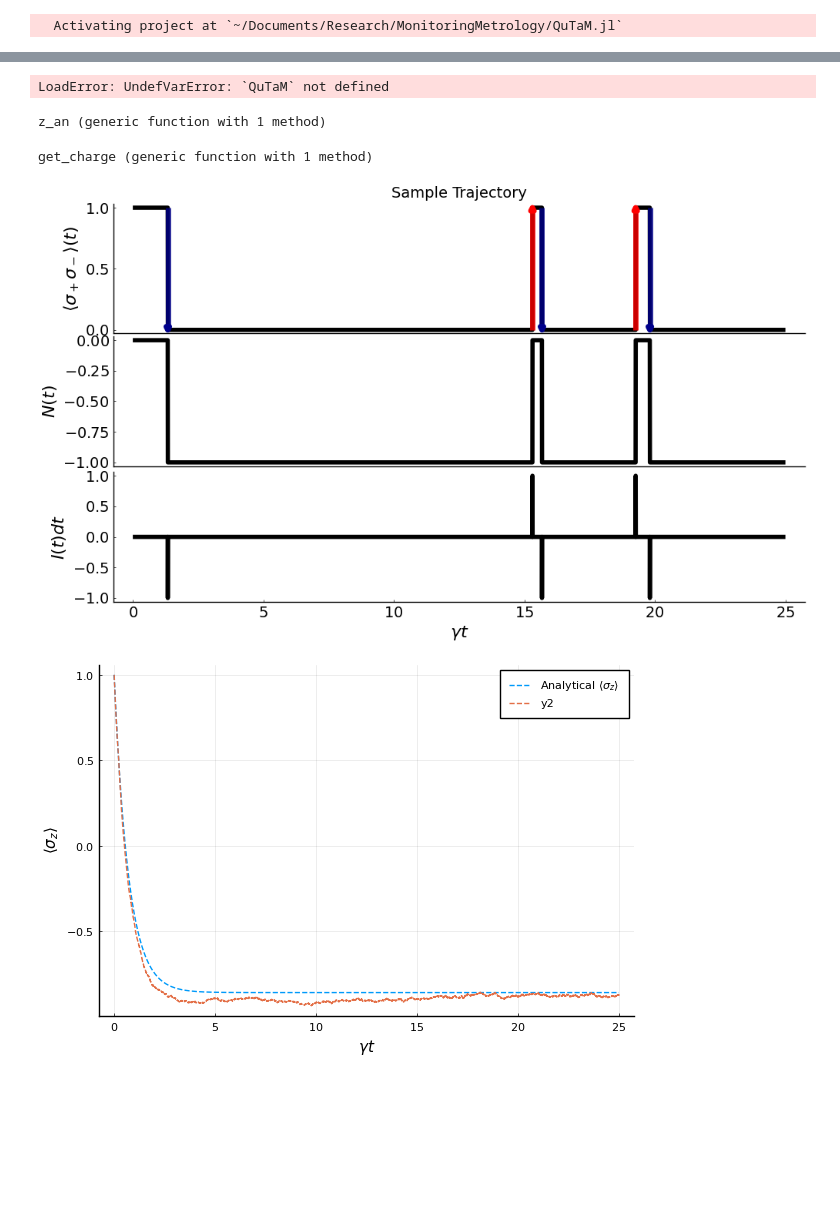
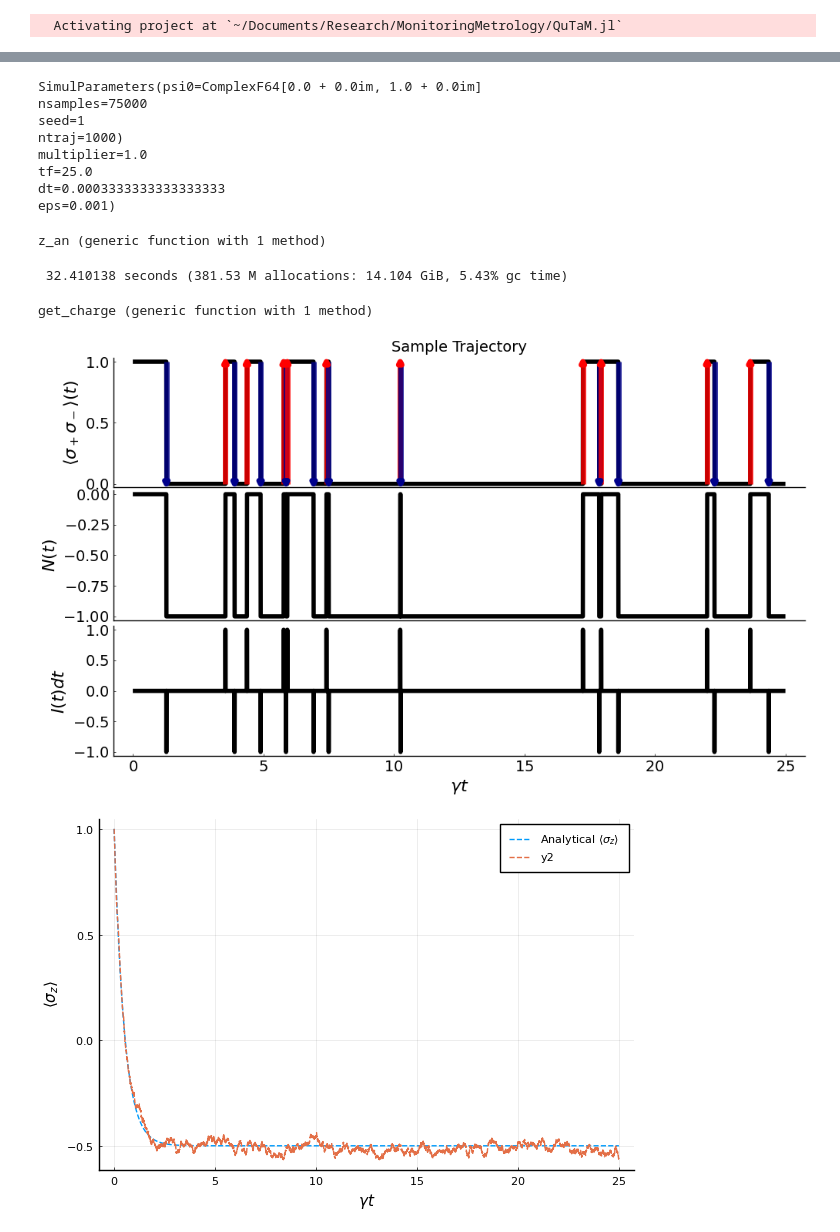
Before and after one commit to Ste1nb0cK/QuTaM.jl, a Jupyter notebook: notebooks/drive_qubit.ipynb, the cells around one changed output, grey strips where cells are left out. Cells and saved outputs as stored; diff of their text form; code cells hidden in the pictures; blank space fills up the shorter version.

```diff
--- a/notebooks/drive_qubit.ipynb
+++ b/notebooks/drive_qubit.ipynb
@@ -38,14 +41,14 @@ Note: at the average level there's nothing to see, having the correct population
 # %%
 ########################## INITIALIZATION
 # Define the hamiltonian
-delta = 0 # Constant following Landi figure 7
+delta = 0.0 # Constant following Landi figure 7
 gamma = 1
-omega = 0
-nbar = 0.2
-H = 0.5*delta * QuTaM.sigma_z + omega*QuTaM.sigma_x
+omega = 0.0
+nbar = 0.5
+H = 0.5*delta * QuTaM.sigma_z + 0.5*omega*QuTaM.sigma_x
 # Define the jump operators
-L1 = gamma*(nbar+1)*QuTaM.sigma_m
-L2 = gamma*(nbar)*QuTaM.sigma_p
+L1 = sqrt(gamma*(nbar+1))*QuTaM.sigma_m
+L2 = sqrt(gamma*(nbar))*QuTaM.sigma_p
 # Define the system
 psi0 = zeros(ComplexF64, 2)
 psi0[2] = 1
@@ -53,13 +56,20 @@ sys = System(H, [L1, L2])
 params = SimulParameters(psi0,
     25.0, # Final time. Set very long so that all trajectories jump
     1, # seed
-    2000, # Number of trajectories
+    1000, # Number of trajectories
     75_000, # Number of samples in the finegrid
     1.0, # Multiplier to use in the fine grid
     1e-3 # Tolerance for passing Dark state test
 )
 # %% [output]
-LoadError: UndefVarError: `QuTaM` not defined
+SimulParameters(psi0=ComplexF64[0.0 + 0.0im, 1.0 + 0.0im]
+nsamples=75000
+seed=1
+ntraj=1000)
+multiplier=1.0
+tf=25.0
+dt=0.0003333333333333333
+eps=0.001)
 # %%
 # Analytical results
 z0 = real(dot(psi0[:], QuTaM.sigma_z * psi0[:]))
@@ -98,6 +108,8 @@ for k in 1:params.ntraj
     end
 end
 end
+# %% [output]
+ 32.410138 seconds (381.53 M allocations: 14.104 GiB, 5.43% gc time)
 # %%
 #Analyzing a given trajectory
 traj_index = 3
@@ -188,14 +200,14 @@ current_plot = plot(t, current_sample[:, 3] , color="black", linewidth=4, grid=:
                     xlabel=L"\gamma t", guidefont=(16), ylabel=L"I(t)dt", legend=:false)
 plot(p, charge_plot ,current_plot, layout=(3,1), size=(1000, 600), tickfont=font(14))
 # %% [output]
-[figure, old version]
+[figure, new version]
 # %%
 excited_population = dropdims(mean(sample_occupation_e, dims=2), dims=2)
 ground_population = dropdims(mean(sample_occupation_g, dims=2), dims=2)
 sz = dropdims(mean(sample_sigma_z, dims=2), dims=2)
 average_current = gamma*nbar*ground_population - gamma*(nbar+0)*excited_population
 plot(t/gamma, z_an.(t), label= L"Analytical $\langle\sigma_z\rangle$", line=:dash)
-plot!(t/gamma, sz, line=:dash, xlabel=L"\gamma t", ylabel=L"$\langle\sigma_z\rangle$")
+plot!(t/gamma, sz, line=:dash, xlabel=L"\gamma t", ylabel=L"$\langle\sigma_z\rangle$", label="Trajectory Average")
 # %% [output]
-[figure, old version]
+[figure, new version]
 # %% [markdown]
```
Also changed, not shown: parts of 11 cells of this notebook, 4 other files.
